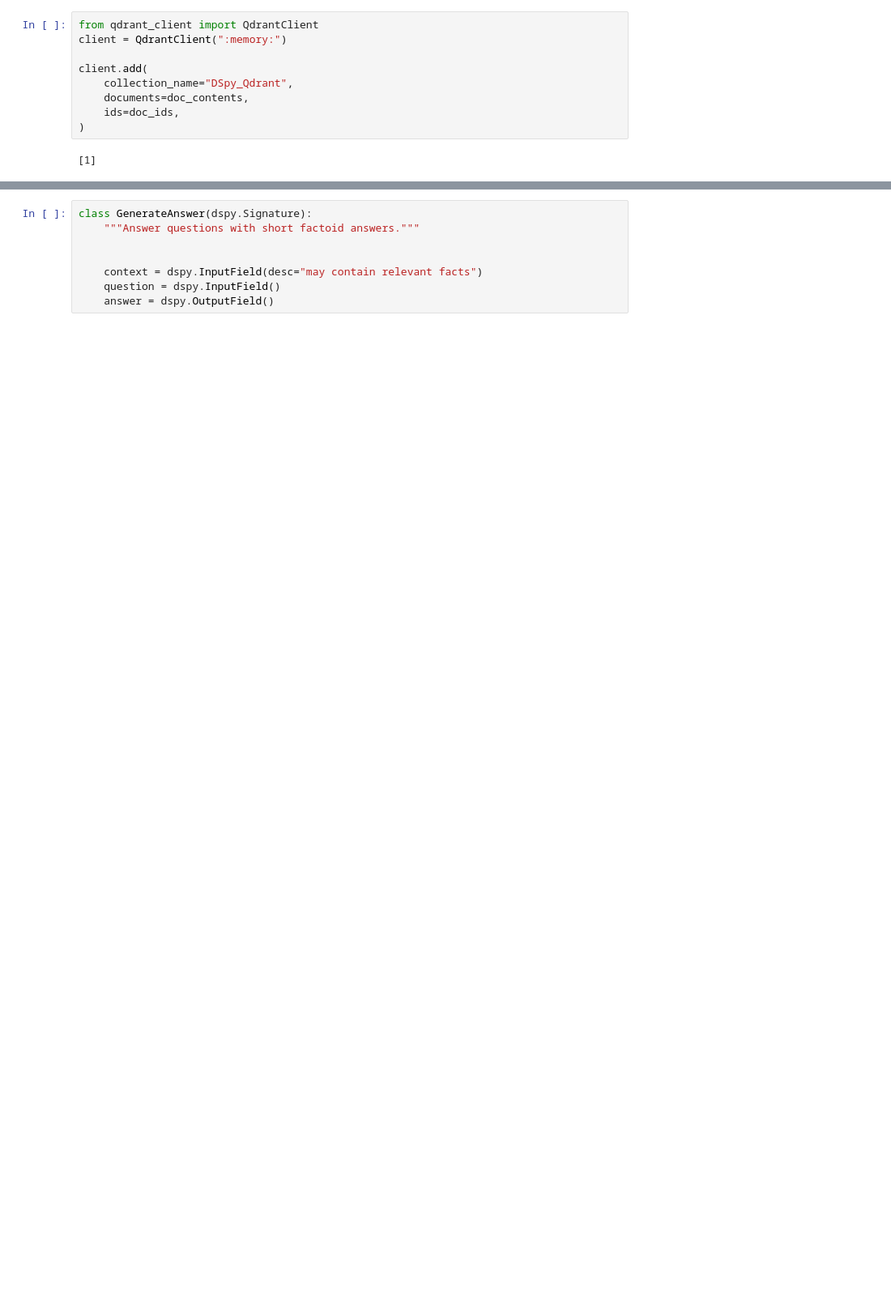
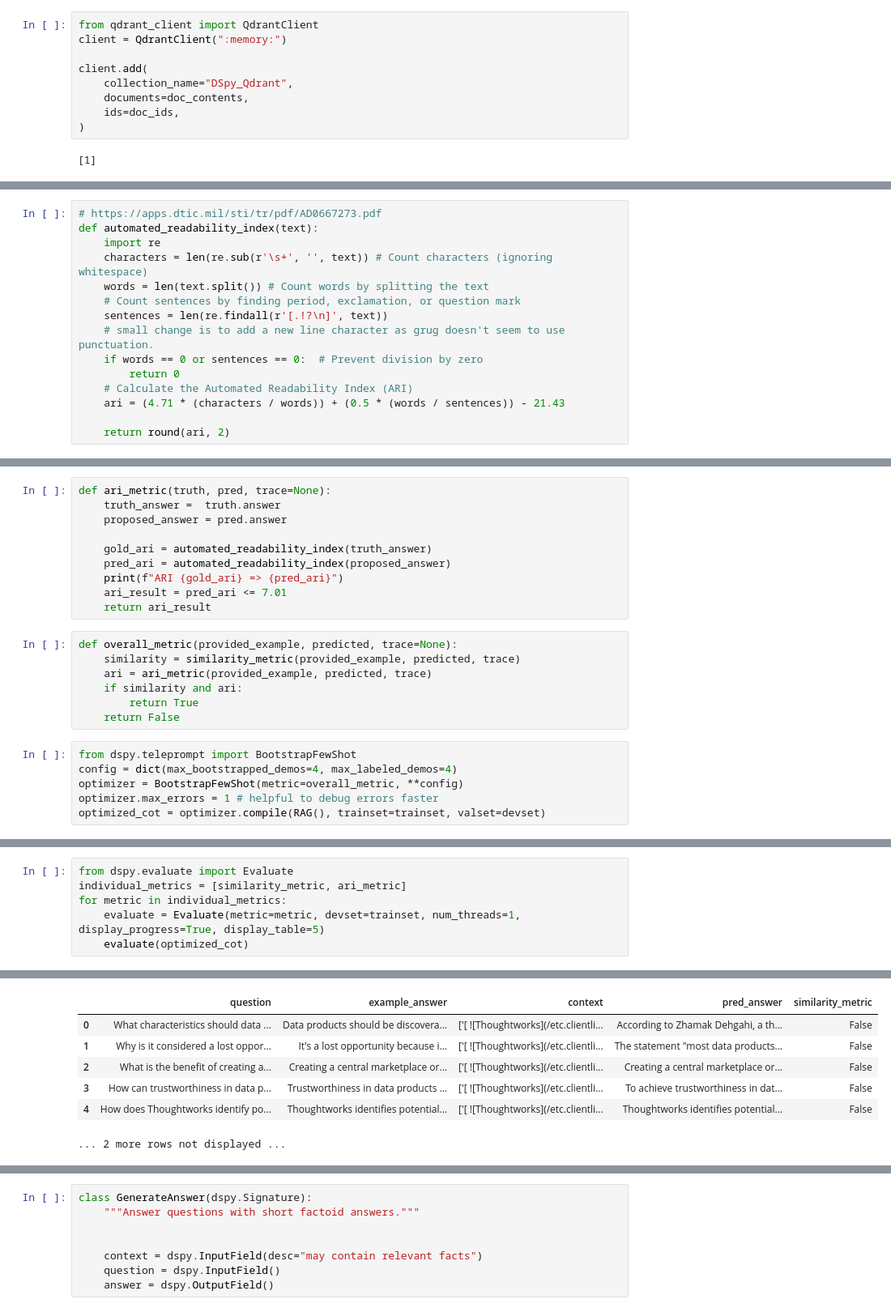
Before and after one commit to samvardhan777/DSPy_Playground, a Jupyter notebook: dspy_qdrant.ipynb, the cells around one changed output, grey strips where cells are left out. Shown at 81% size. Drawn from its saved outputs; the diff is of its cells as text; blank space fills up the shorter version.

Commit message:
[VGS] update and added teleprompting and module

```diff
--- a/dspy_qdrant.ipynb
+++ b/dspy_qdrant.ipynb
@@ -35,0 +173,15 @@ dspy.settings.configure(lm= ollama_model, rm=qdrant_retriever_model)
+# %%
+# https://apps.dtic.mil/sti/tr/pdf/AD0667273.pdf
+def automated_readability_index(text):
+    import re
+    characters = len(re.sub(r'\s+', '', text)) # Count characters (ignoring whitespace)
+    words = len(text.split()) # Count words by splitting the text
+    # Count sentences by finding period, exclamation, or question mark
+    sentences = len(re.findall(r'[.!?\n]', text))
+    # small change is to add a new line character as grug doesn't seem to use punctuation.
+    if words == 0 or sentences == 0:  # Prevent division by zero
+        return 0
+    # Calculate the Automated Readability Index (ARI)
+    ari = (4.71 * (characters / words)) + (0.5 * (words / sentences)) - 21.43
+
+    return round(ari, 2)
@@ -35,0 +241,23 @@ dspy.settings.configure(lm= ollama_model, rm=qdrant_retriever_model)
+# %%
+def ari_metric(truth, pred, trace=None):
+    truth_answer =  truth.answer
+    proposed_answer = pred.answer
+
+    gold_ari = automated_readability_index(truth_answer)
+    pred_ari = automated_readability_index(proposed_answer)
+    print(f"ARI {gold_ari} => {pred_ari}")
+    ari_result = pred_ari <= 7.01
+    return ari_result
+# %%
+def overall_metric(provided_example, predicted, trace=None):
+    similarity = similarity_metric(provided_example, predicted, trace)
+    ari = ari_metric(provided_example, predicted, trace)
+    if similarity and ari:
+        return True
+    return False
+# %%
+from dspy.teleprompt import BootstrapFewShot
+config = dict(max_bootstrapped_demos=4, max_labeled_demos=4)
+optimizer = BootstrapFewShot(metric=overall_metric, **config)
+optimizer.max_errors = 1 # helpful to debug errors faster
+optimized_cot = optimizer.compile(RAG(), trainset=trainset, valset=devset)
@@ -35,0 +320,7 @@ dspy.settings.configure(lm= ollama_model, rm=qdrant_retriever_model)
+# %%
+from dspy.evaluate import Evaluate
+individual_metrics = [similarity_metric, ari_metric]
+for metric in individual_metrics:
+    evaluate = Evaluate(metric=metric, devset=trainset, num_threads=1, display_progress=True, display_table=5)
+    evaluate(optimized_cot)
+# %% [output]
@@ -35,0 +344,7 @@ dspy.settings.configure(lm= ollama_model, rm=qdrant_retriever_model)
+|  | question | example_answer | context | pred_answer | similarity_metric |
+| 0 | What characteristics should data ... | Data products should be discovera... | ['[ ![Thoughtworks](/etc.clientli... | According to Zhamak Dehgahi, a th... | False |
+| 1 | Why is it considered a lost oppor... | It's a lost opportunity because i... | ['[ ![Thoughtworks](/etc.clientli... | The statement "most data products... | False |
+| 2 | What is the benefit of creating a... | Creating a central marketplace or... | ['[ ![Thoughtworks](/etc.clientli... | Creating a central marketplace or... | False |
+| 3 | How can trustworthiness in data p... | Trustworthiness in data products ... | ['[ ![Thoughtworks](/etc.clientli... | To achieve trustworthiness in dat... | False |
+| 4 | How does Thoughtworks identify po... | Thoughtworks identifies potential... | ['[ ![Thoughtworks](/etc.clientli... | Thoughtworks identifies potential... | False |
+... 2 more rows not displayed ...
```
Also changed, not shown: parts of 46 cells of this notebook, 1 other file.
